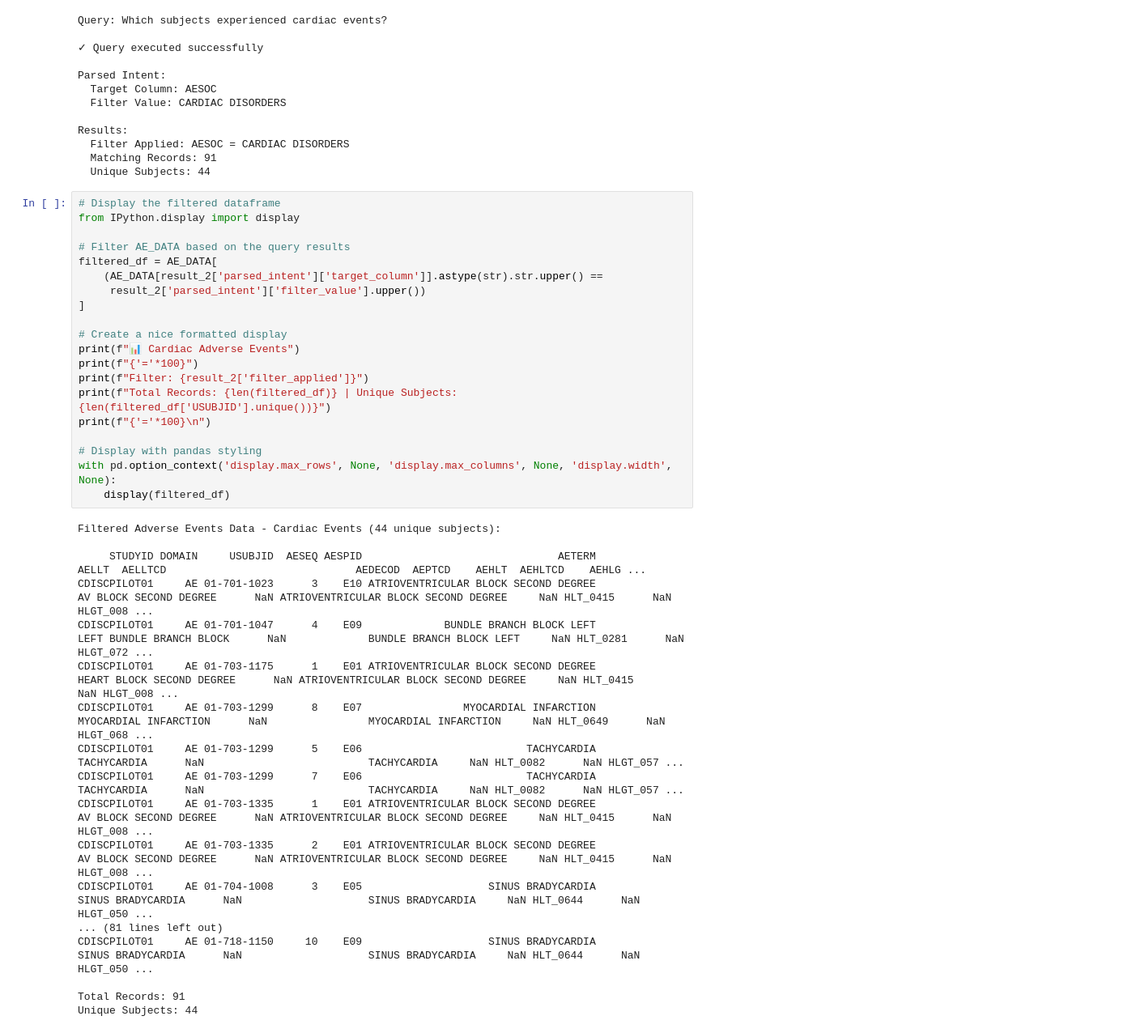
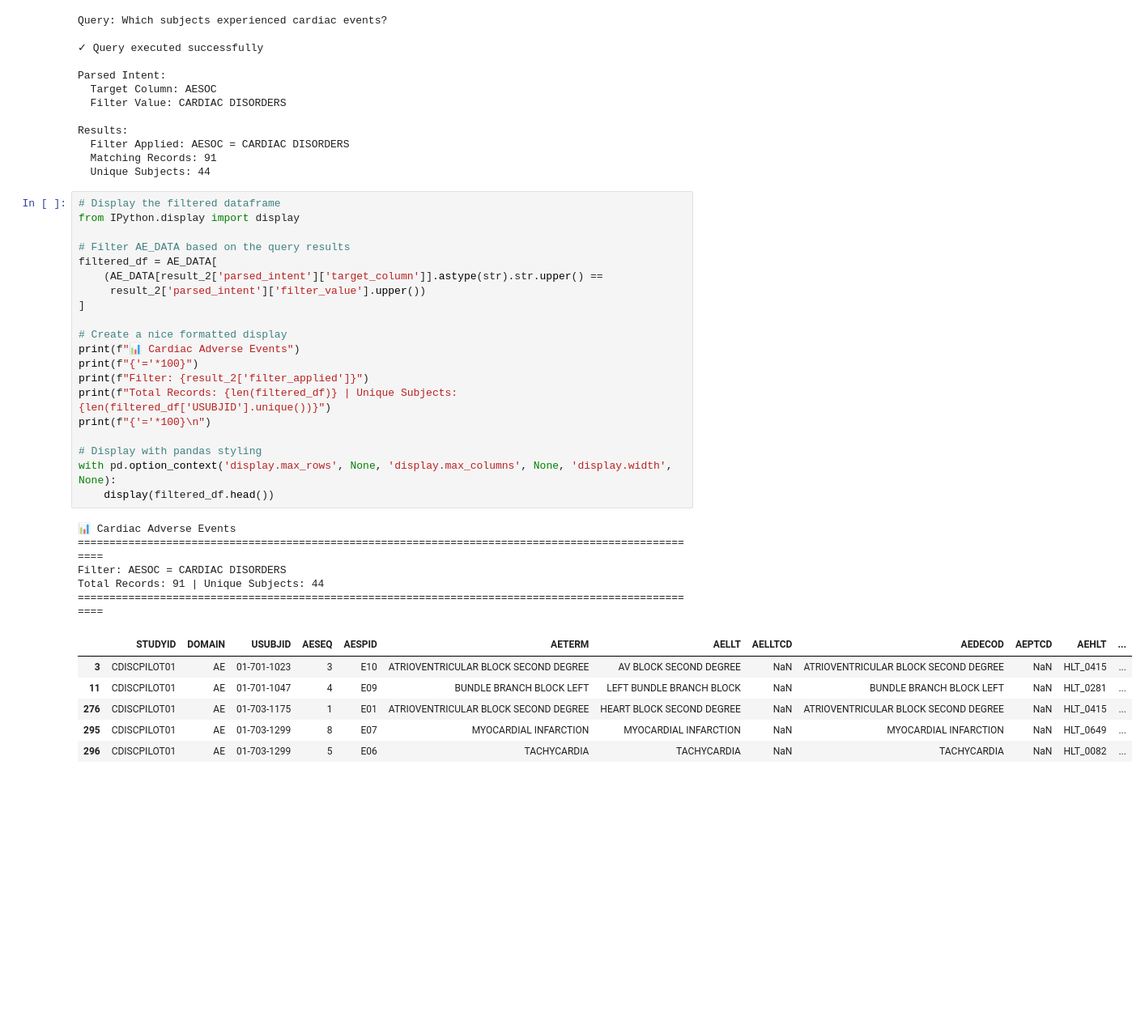
Before and after one commit to RamizK01/RocheTakeHome, a Jupyter notebook: question_4_llm/example_queries.ipynb, the cells around one changed output. Shown at 81% size. Saved outputs shown, nothing was run; the diff lists cells and outputs as text; blank space fills up the shorter version.

```diff
--- a/question_4_llm/example_queries.ipynb
+++ b/question_4_llm/example_queries.ipynb
@@ -182,41 +176,35 @@ Results:
 # %%
 # Display the filtered dataframe
 from IPython.display import display
 
 # Filter AE_DATA based on the query results
 filtered_df = AE_DATA[
     (AE_DATA[result_2['parsed_intent']['target_column']].astype(str).str.upper() ==
      result_2['parsed_intent']['filter_value'].upper())
 ]
 
 # Create a nice formatted display
 print(f"📊 Cardiac Adverse Events")
 print(f"{'='*100}")
 print(f"Filter: {result_2['filter_applied']}")
 print(f"Total Records: {len(filtered_df)} | Unique Subjects: {len(filtered_df['USUBJID'].unique())}")
 print(f"{'='*100}\n")
 
 # Display with pandas styling
 with pd.option_context('display.max_rows', None, 'display.max_columns', None, 'display.width', None):
-    display(filtered_df)
+    display(filtered_df.head())
 # %% [output]
-Filtered Adverse Events Data - Cardiac Events (44 unique subjects):
-
-     STUDYID DOMAIN     USUBJID  AESEQ AESPID                               AETERM                                AELLT  AELLTCD                              AEDECOD  AEPTCD    AEHLT  AEHLTCD    AEHLG ...
-CDISCPILOT01     AE 01-701-1023      3    E10 ATRIOVENTRICULAR BLOCK SECOND DEGREE               AV BLOCK SECOND DEGREE      NaN ATRIOVENTRICULAR BLOCK SECOND DEGREE     NaN HLT_0415      NaN HLGT_008 ...
-CDISCPILOT01     AE 01-701-1047      4    E09             BUNDLE BRANCH BLOCK LEFT             LEFT BUNDLE BRANCH BLOCK      NaN             BUNDLE BRANCH BLOCK LEFT     NaN HLT_0281      NaN HLGT_072 ...
-CDISCPILOT01     AE 01-703-1175      1    E01 ATRIOVENTRICULAR BLOCK SECOND DEGREE            HEART BLOCK SECOND DEGREE      NaN ATRIOVENTRICULAR BLOCK SECOND DEGREE     NaN HLT_0415      NaN HLGT_008 ...
-CDISCPILOT01     AE 01-703-1299      8    E07                MYOCARDIAL INFARCTION                MYOCARDIAL INFARCTION      NaN                MYOCARDIAL INFARCTION     NaN HLT_0649      NaN HLGT_068 ...
-CDISCPILOT01     AE 01-703-1299      5    E06                          TACHYCARDIA                          TACHYCARDIA      NaN                          TACHYCARDIA     NaN HLT_0082      NaN HLGT_057 ...
-CDISCPILOT01     AE 01-703-1299      7    E06                          TACHYCARDIA                          TACHYCARDIA      NaN                          TACHYCARDIA     NaN HLT_0082      NaN HLGT_057 ...
-CDISCPILOT01     AE 01-703-1335      1    E01 ATRIOVENTRICULAR BLOCK SECOND DEGREE               AV BLOCK SECOND DEGREE      NaN ATRIOVENTRICULAR BLOCK SECOND DEGREE     NaN HLT_0415      NaN HLGT_008 ...
-CDISCPILOT01     AE 01-703-1335      2    E01 ATRIOVENTRICULAR BLOCK SECOND DEGREE               AV BLOCK SECOND DEGREE      NaN ATRIOVENTRICULAR BLOCK SECOND DEGREE     NaN HLT_0415      NaN HLGT_008 ...
-CDISCPILOT01     AE 01-704-1008      3    E05                    SINUS BRADYCARDIA                    SINUS BRADYCARDIA      NaN                    SINUS BRADYCARDIA     NaN HLT_0644      NaN HLGT_050 ...
-... (81 lines left out)
-CDISCPILOT01     AE 01-718-1150     10    E09                    SINUS BRADYCARDIA                    SINUS BRADYCARDIA      NaN                    SINUS BRADYCARDIA     NaN HLT_0644      NaN HLGT_050 ...
-
-Total Records: 91
-Unique Subjects: 44
+📊 Cardiac Adverse Events
+====================================================================================================
+Filter: AESOC = CARDIAC DISORDERS
+Total Records: 91 | Unique Subjects: 44
+====================================================================================================
+|  | STUDYID | DOMAIN | USUBJID | AESEQ | AESPID | AETERM | AELLT | AELLTCD | AEDECOD | AEPTCD | AEHLT | ... |
+| 3 | CDISCPILOT01 | AE | 01-701-1023 | 3 | E10 | ATRIOVENTRICULAR BLOCK SECOND DEGREE | AV BLOCK SECOND DEGREE | NaN | ATRIOVENTRICULAR BLOCK SECOND DEGREE | NaN | HLT_0415 | ... |
+| 11 | CDISCPILOT01 | AE | 01-701-1047 | 4 | E09 | BUNDLE BRANCH BLOCK LEFT | LEFT BUNDLE BRANCH BLOCK | NaN | BUNDLE BRANCH BLOCK LEFT | NaN | HLT_0281 | ... |
+| 276 | CDISCPILOT01 | AE | 01-703-1175 | 1 | E01 | ATRIOVENTRICULAR BLOCK SECOND DEGREE | HEART BLOCK SECOND DEGREE | NaN | ATRIOVENTRICULAR BLOCK SECOND DEGREE | NaN | HLT_0415 | ... |
+| 295 | CDISCPILOT01 | AE | 01-703-1299 | 8 | E07 | MYOCARDIAL INFARCTION | MYOCARDIAL INFARCTION | NaN | MYOCARDIAL INFARCTION | NaN | HLT_0649 | ... |
+| 296 | CDISCPILOT01 | AE | 01-703-1299 | 5 | E06 | TACHYCARDIA | TACHYCARDIA | NaN | TACHYCARDIA | NaN | HLT_0082 | ... |
 # %% [markdown]
 ## Example 3 (COMPLEX): Find me subjects that had a serious AE
 # %%
```
Also changed, not shown: parts of 11 cells of this notebook.
